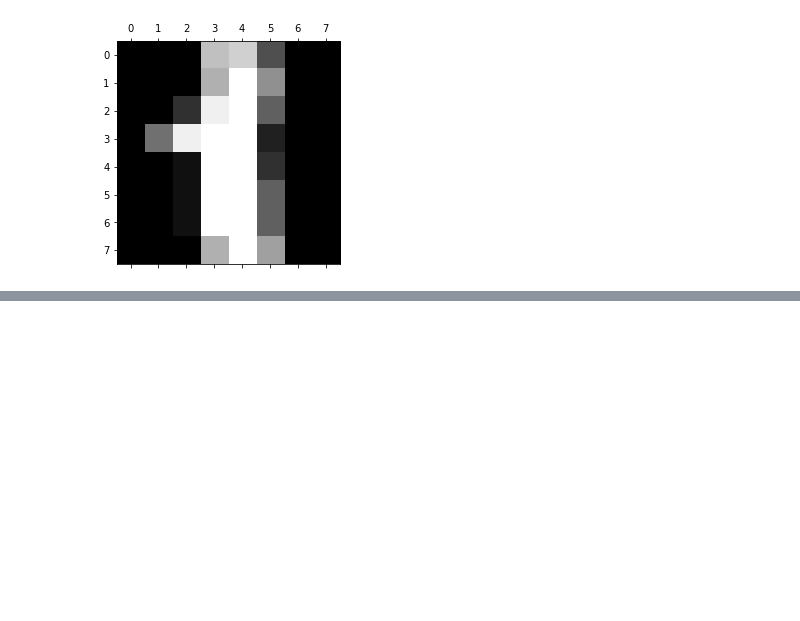
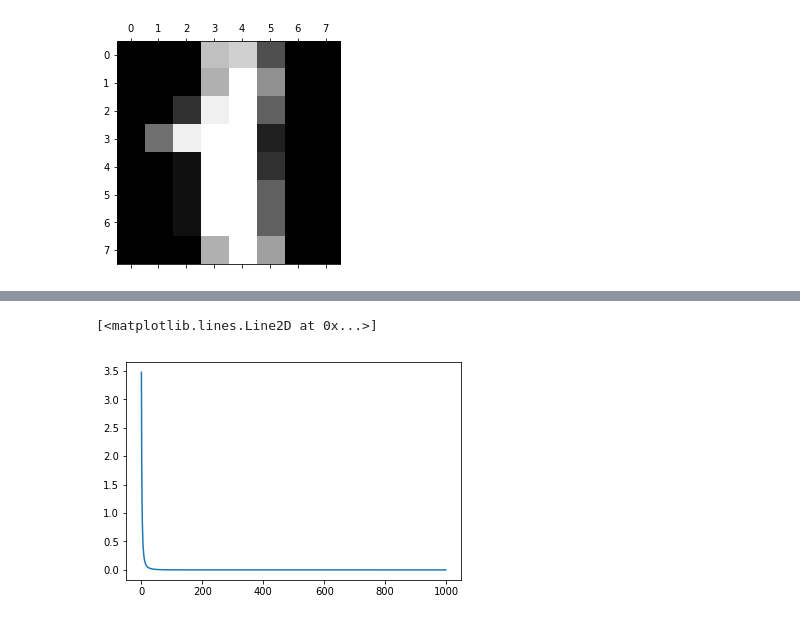
Before and after one commit to pinardi10/pinardi-antonius, a Jupyter notebook: digits_example.ipynb, the cells around one changed output, grey strips where cells are left out. Cells and saved outputs as stored; diff of their text form; code cells hidden in the pictures; blank space fills up the shorter version.

```diff
--- a/digits_example.ipynb
+++ b/digits_example.ipynb
@@ -77,3 +136,8 @@ plt.matshow(digits.images[1])
 <matplotlib.image.AxesImage at 0x...>
 <Figure size 432x288 with 0 Axes>
 [figure]
+# %%
+X = digits.data
+y = digits.target
+# Membagi data training dan testing(80:20)
+x_train, x_test, y_train, y_test = train_test_split(X,y, test_size= 1, random_state=1)
@@ -83,0 +164,6 @@ NameError: name 'digits' is not defined
+# %%
+clf = MLPClassifier(hidden_layer_sizes=(50,50,50),  max_iter=1000, alpha=0.0001,activation='relu',
+                     solver='adam', verbose=10,  random_state=21,tol=0.000000001)
+# %%
+clf.fit(x_train, y_train)
+y_pred = clf.predict(x_test)
@@ -83,0 +188,7 @@ NameError: name 'digits' is not defined
+# %%
+loss_values = clf.loss_curve_
+# %%
+plt.plot(loss_values)
+# %% [output]
+[<matplotlib.lines.Line2D at 0x...>]
+[figure, added]
```
Also changed, not shown: parts of 18 cells of this notebook.
